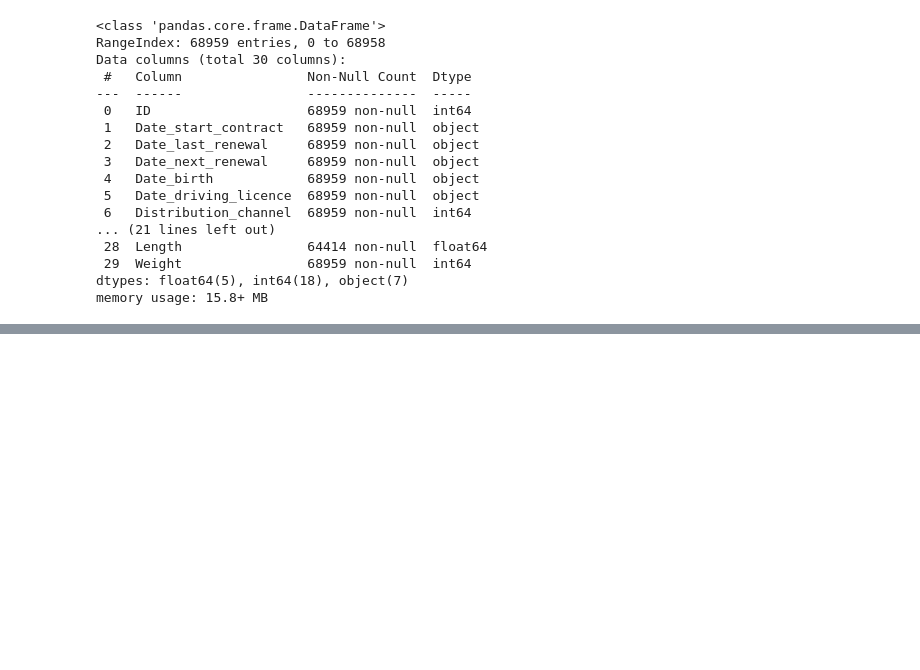
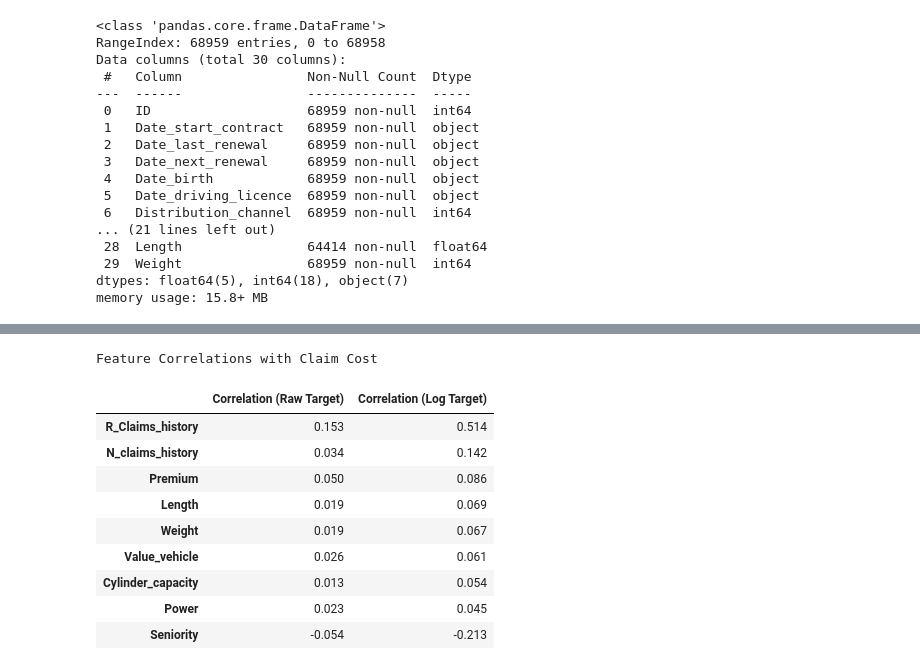
Before and after one commit to VishalLakshmiNarayanan/Tail-Risk-Analysis, a Jupyter notebook: TailRisk_Analysis.ipynb, the cells around one changed output, grey strips where cells are left out. Saved outputs shown, nothing was run; the diff lists cells and outputs as text; code cells hidden in the pictures; blank space fills up the shorter version.

```diff
--- a/TailRisk_Analysis.ipynb
+++ b/TailRisk_Analysis.ipynb
@@ -38,0 +117,23 @@ memory usage: 15.8+ MB
+# %%
+corr_raw_table = corr_raw.drop('Cost_claims_year', errors='ignore')
+corr_log_table = corr_log.drop('Cost_claims_year', errors='ignore')
+
+corr_summary = pd.DataFrame({
+    'Correlation (Raw Target)': corr_raw_table.round(3),
+    'Correlation (Log Target)': corr_log_table.round(3)
+}).sort_values(by='Correlation (Log Target)', ascending=False)
+
+print("Feature Correlations with Claim Cost")
+display(corr_summary)
+# %% [output]
+Feature Correlations with Claim Cost
+|  | Correlation (Raw Target) | Correlation (Log Target) |
+| R_Claims_history | 0.153 | 0.514 |
+| N_claims_history | 0.034 | 0.142 |
+| Premium | 0.050 | 0.086 |
+| Length | 0.019 | 0.069 |
+| Weight | 0.019 | 0.067 |
+| Value_vehicle | 0.026 | 0.061 |
+| Cylinder_capacity | 0.013 | 0.054 |
+| Power | 0.023 | 0.045 |
+| Seniority | -0.054 | -0.213 |
```
Also changed, not shown: parts of 9 cells of this notebook, 4 other files.
